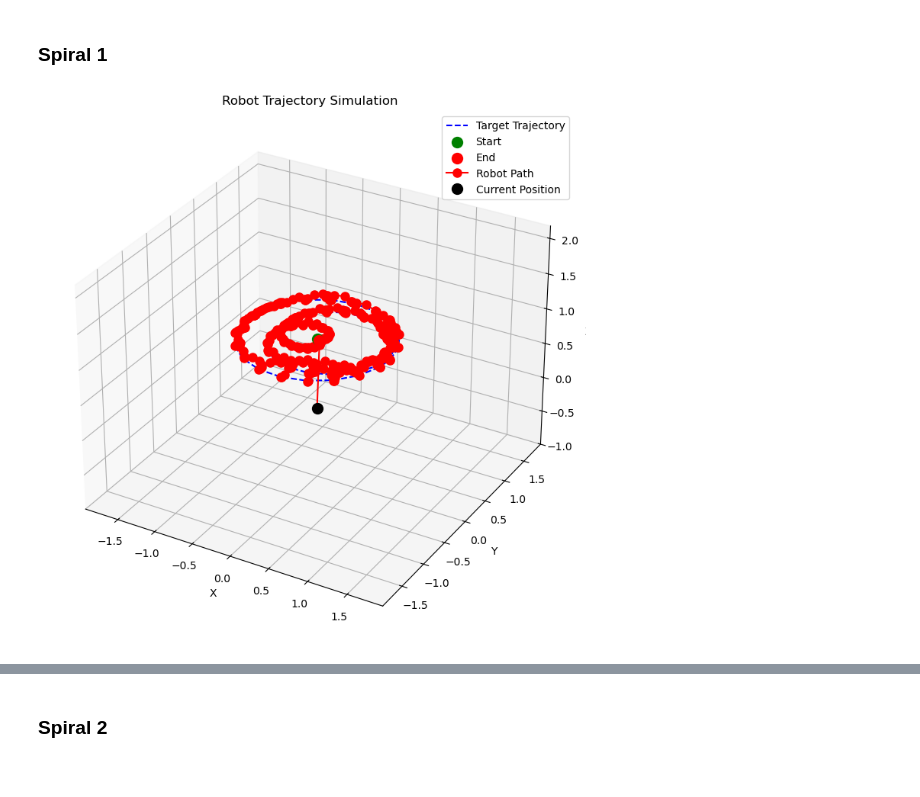
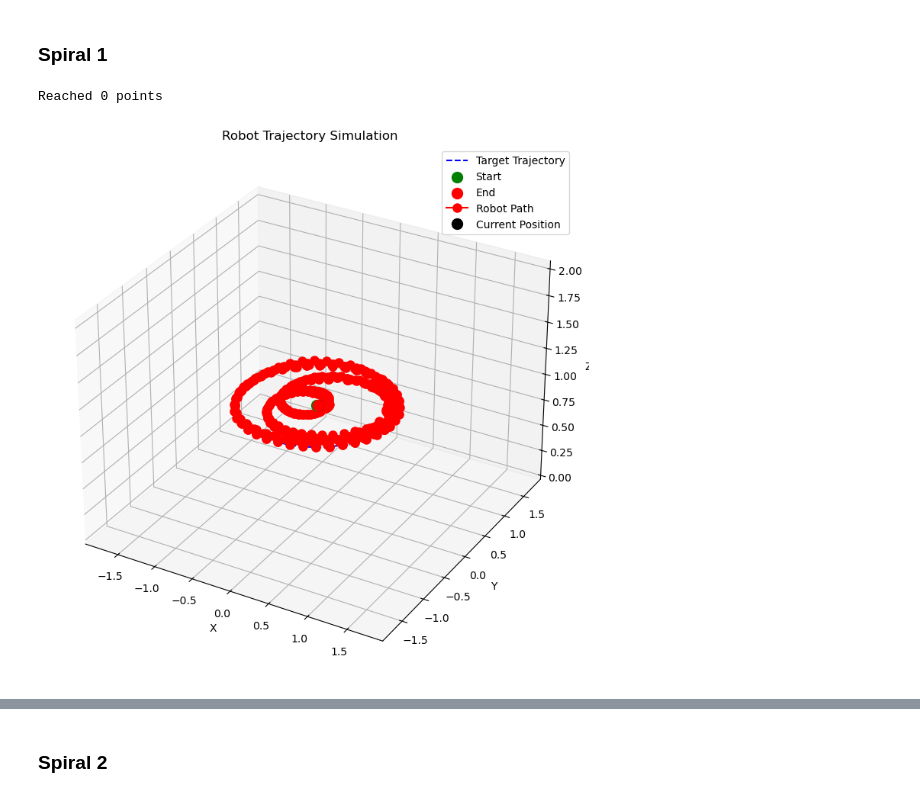
Before and after one commit to damurka5/RL_CDPR, a Jupyter notebook: mujoco_py/11_SB3_PPO&DDPG_evaluation.ipynb, the cells around one changed output, grey strips where cells are left out. Drawn from its saved outputs; the diff is of its cells as text; code cells hidden in the pictures.

Commit message:
new trpo model added, follow trajectory function fixed, tolerance is 1cm

```diff
--- a/mujoco_py/11_SB3_PPO&DDPG_evaluation.ipynb
+++ b/mujoco_py/11_SB3_PPO&DDPG_evaluation.ipynb
@@ -283,7 +284,7 @@ def plot_trajectory_3d(points):
     # Show the plot
     plt.show()
 
-def follow_trajectory(model, initial_state, trajectory, robot_model, max_steps=2000, dt=0.1):
+def follow_trajectory(model, initial_state, trajectory, robot_model, max_steps=32, dt=0.1):
     """
     Function for a robot to follow a given trajectory using an RL model.
 
@@ -299,35 +300,30 @@ def follow_trajectory(model, initial_state, trajectory, robot_model, max_steps=2
     states: Array of robot states throughout the simulation
     reached_points: List of indices of reached trajectory points
     """
+    X = initial_state.copy()
+    states = []
+    states.append(X[:3].copy())
+    reached_points = []
+    abs_err = [0.0]  # initial point is the first trajectory point
+    robot_model.cur_state = X
 
-    X = initial_state.copy()
-    states = np.zeros((max_steps, 3))
-    states[0,:] = X[:3].copy()
-    reached_points = []
-    step_count = 0
-    current_target = 1
-    finished = False
-    abs_err = [.0] # initial point is the first trajectory point
-
-    while not finished and step_count<max_steps:
-
-        # go to next point
+    # Iterate through trajectory points using tqdm
+    for target_idx in tqdm(range(1, len(trajectory)), desc="Following trajectory"):
         done = False
-        while not done:
+        step_count = 0
+        while not done and step_count < max_steps:
             action, _states = model.predict(X, deterministic=True)
             X, reward, done, truncated, info = robot_model.step(action)
-            states[step_count, :] = X[:3]
+            states.append(X[:3].copy())
             step_count += 1
 
-        abs_err.append(euclidean(X[:3], trajectory[current_target]))
-        # switch to next point
-        current_target += 1
-        if current_target == trajectory.shape[0]:
-            finished = True
-            break
-        # update next point
-        X[6:9] = trajectory[current_target]
+        abs_err.append(euclidean(X[:3], trajectory[target_idx]))
 
+        # Update next target point
+        if target_idx + 1 < len(trajectory):
+            X[6:9] = trajectory[target_idx + 1]
+
+    print(f"Reached {len(reached_points)} points")
     return np.array(states), reached_points, np.array(abs_err)
 
 def visualize_simulation(trajectory, robot_states, reached_points, interval=100, save_animation=False, gif_name='base_model'):
@@ -706,25 +712,26 @@ get_rms_err(sol_trpo[15:], des_pos, t_span[15:])
 # %% [markdown]
 ### Spiral 1
 # %%
-spiral1 = horizontal_spiral_trajectory_points(t_span = np.linspace(0, 10, 60))
+spiral1 = horizontal_spiral_trajectory_points(t_span = np.linspace(0, 10, 120))
 
 robot_model_trpo.cur_state = np.hstack((spiral1[0],
                                    np.zeros(3),
                                    spiral1[1]))
 
 states, reached_p, error = follow_trajectory(model=modelSB3_TRPO,
                   initial_state=np.hstack((spiral1[0],
                                    np.zeros(3),
                                    spiral1[1])),
                   trajectory=spiral1,
                   robot_model=robot_model_trpo)
 visualize_simulation(trajectory=spiral1,
                      robot_states=states,
                      reached_points=reached_p,
                      save_animation=True,
                      gif_name='TRPO_spiral1')
 # %% [output]
+Reached 0 points
-[figure, old version]
+[figure, new version]
 # %%
 plot_error(error)
 # %% [output]
```
Also changed, not shown: parts of 33 cells of this notebook, 11 other files.
